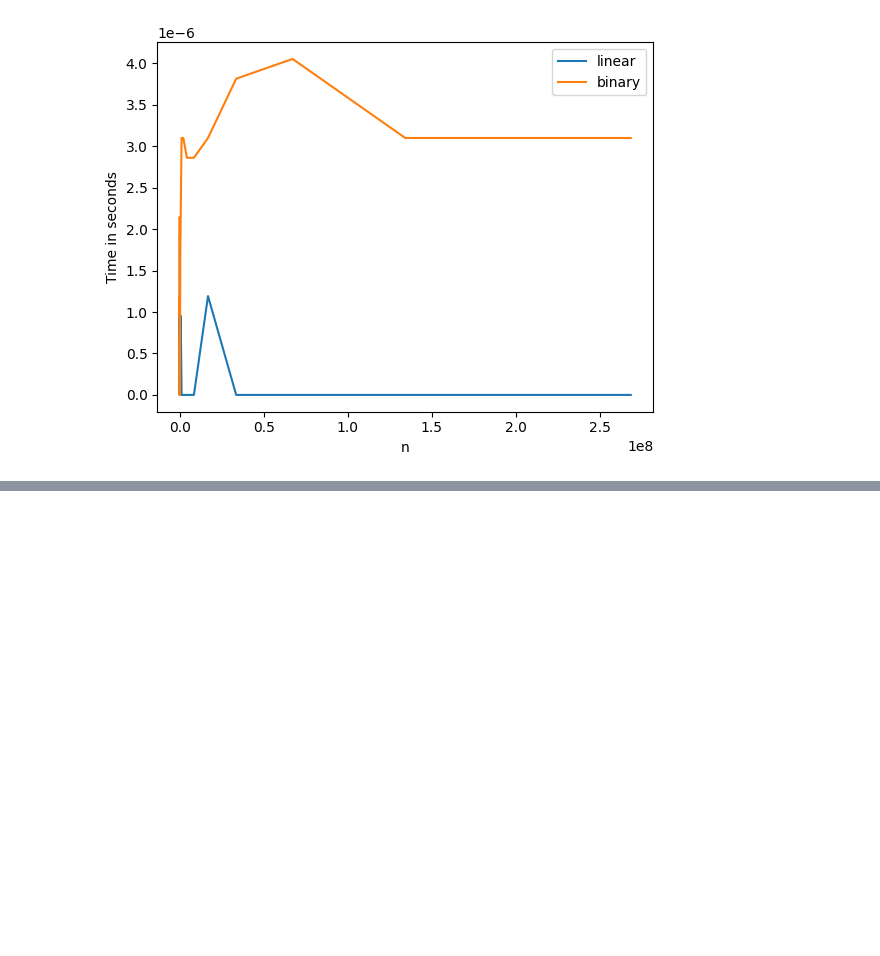
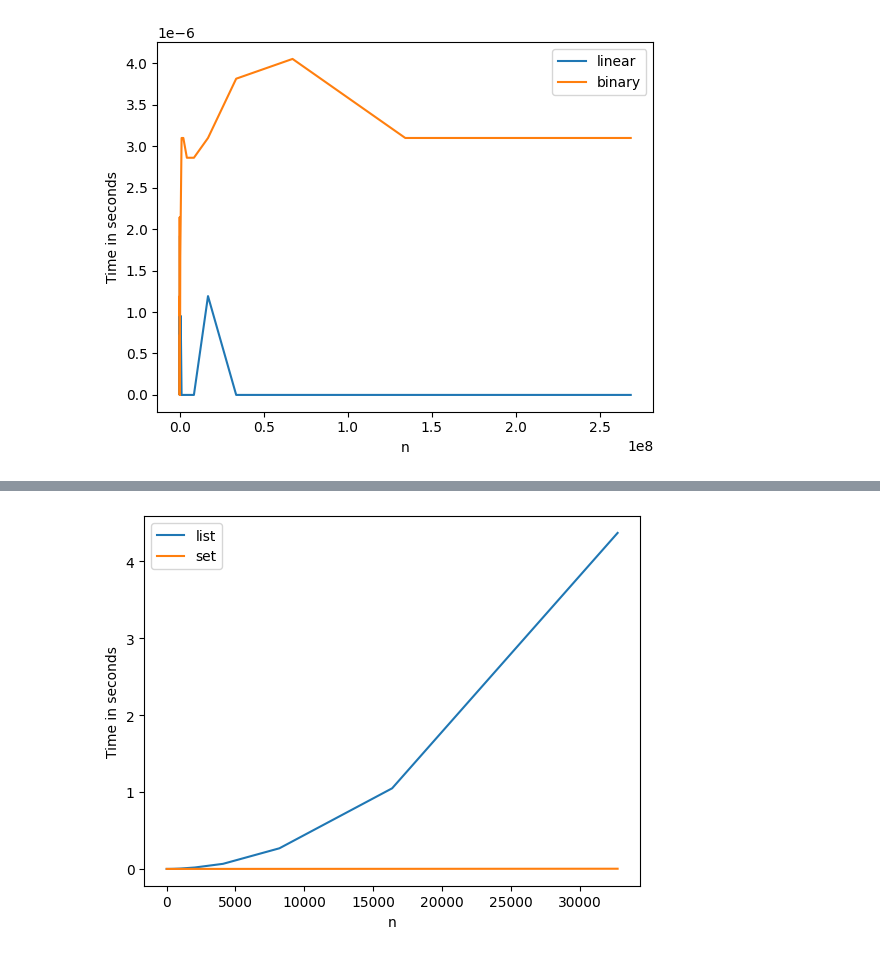
Before and after one commit to inancarin/DSA201_2024_2025_FALL, a Jupyter notebook: Week10/Lecture/TimeAnalysis.ipynb, the cells around one changed output, grey strips where cells are left out. Cells and saved outputs as stored; diff of their text form; code cells hidden in the pictures; blank space fills up the shorter version.

```diff
--- a/Week10/Lecture/TimeAnalysis.ipynb
+++ b/Week10/Lecture/TimeAnalysis.ipynb
@@ -157,0 +233,6 @@ plt.show()
+# %%
+def func2(n):
+   k = 10
+   for i in range(n):
+      for j in range(n):
+         k += i + j
@@ -157,0 +306,14 @@ plt.show()
+# %%
+for n in [100000, 200000]:
+    np.random.seed(42)
+    myList = np.random.randint(1, 10000000, n)
+
+    start = time.time()
+    res = findUniqueNumbersWithAList(myList)
+    end = time.time()
+    print("List: Elapsed time is", end-start, "when n is", n)
+
+    start = time.time()
+    res = findUniqueNumbersWithASet(myList)
+    end = time.time()
+    print("Set: Elapsed time is", end-start, "when n is", n)
@@ -157,0 +325,33 @@ plt.show()
+# %%
+x_vals = []
+y_vals_list = []
+y_vals_set = []
+n = 2
+for i in range(15):
+    np.random.seed(42)
+    myList = np.random.randint(1, 10000000, n)
+
+    x_vals.append(n)
+
+    start = time.time()
+    res = findUniqueNumbersWithAList(myList)
+    end = time.time()
+    diff = end - start
+    y_vals_list.append(diff)
+
+    start = time.time()
+    res = findUniqueNumbersWithASet(myList)
+    end = time.time()
+    diff = end - start
+    y_vals_set.append(diff)
+
+    n *= 2
+
+plt.plot(x_vals, y_vals_list, label="list")
+plt.plot(x_vals, y_vals_set, label="set")
+plt.xlabel("n")
+plt.ylabel("Time in seconds")
+plt.legend()
+plt.show()
+# %% [output]
+[figure, added]
```
Also changed, not shown: parts of 18 cells of this notebook.
